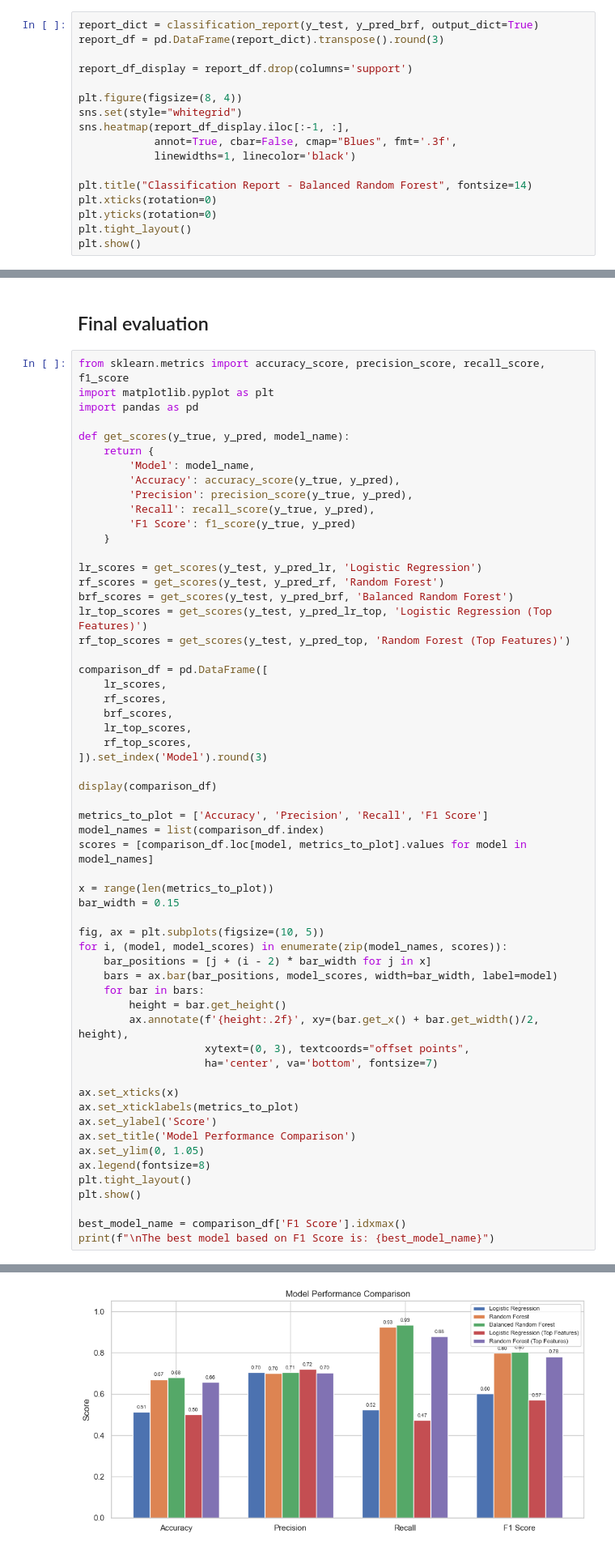
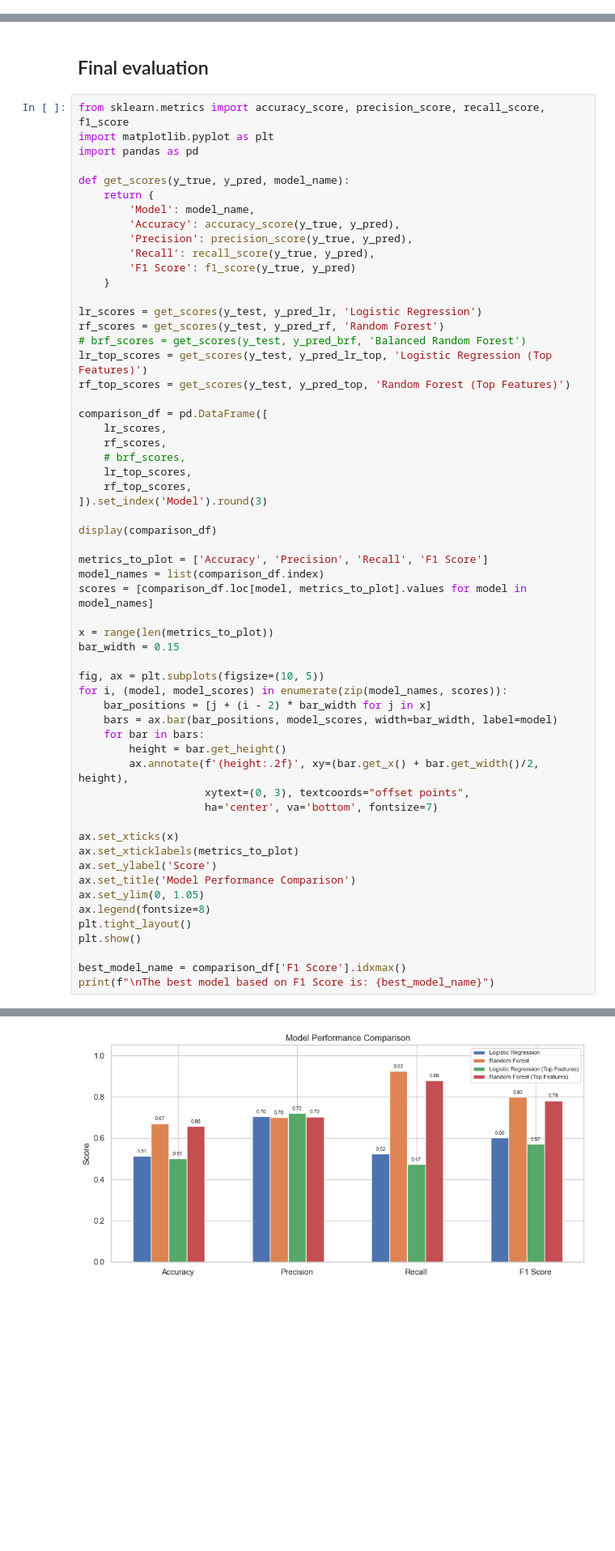
Before and after one commit to sunichayalai/mld2, a Jupyter notebook: loan.ipynb, the cells around one changed output, grey strips where cells are left out. Shown at 81% size. Drawn from its saved outputs; the diff is of its cells as text; blank space fills up the shorter version.

```diff
--- a/loan.ipynb
+++ b/loan.ipynb
@@ -750,20 +738,3 @@ rf : 0.671	0.701	0.925	0.798
 These results suggest that the Balanced Random Forest performs slightly better overall, particularly in recall and F1 score, which are critical in scenarios like loan approval where failing to identify true positive cases (i.e., eligible applicants) can be costly or unjust. The improvement in precision also indicates a reduced rate of false positives, making BRF a more reliable model when both inclusivity and financial risk management are important.
 
 In conclusion, the Balanced Random Forest provides a more equitable and performance-balanced solution for imbalanced classification problems and is well-suited for sensitive domains like credit risk assessment.
-# %%
-report_dict = classification_report(y_test, y_pred_brf, output_dict=True)
-report_df = pd.DataFrame(report_dict).transpose().round(3)
-
-report_df_display = report_df.drop(columns='support')
-
-plt.figure(figsize=(8, 4))
-sns.set(style="whitegrid")
-sns.heatmap(report_df_display.iloc[:-1, :],
-            annot=True, cbar=False, cmap="Blues", fmt='.3f',
-            linewidths=1, linecolor='black')
-
-plt.title("Classification Report - Balanced Random Forest", fontsize=14)
-plt.xticks(rotation=0)
-plt.yticks(rotation=0)
-plt.tight_layout()
-plt.show()
@@ -1329,14 +1313,14 @@ def get_scores(y_true, y_pred, model_name):
 
 lr_scores = get_scores(y_test, y_pred_lr, 'Logistic Regression')
 rf_scores = get_scores(y_test, y_pred_rf, 'Random Forest')
-brf_scores = get_scores(y_test, y_pred_brf, 'Balanced Random Forest')
+# brf_scores = get_scores(y_test, y_pred_brf, 'Balanced Random Forest')
 lr_top_scores = get_scores(y_test, y_pred_lr_top, 'Logistic Regression (Top Features)')
 rf_top_scores = get_scores(y_test, y_pred_top, 'Random Forest (Top Features)')
 
 comparison_df = pd.DataFrame([
     lr_scores,
     rf_scores,
-    brf_scores,
+    # brf_scores,
     lr_top_scores,
     rf_top_scores,
 ]).set_index('Model').round(3)
@@ -1380,3 +1363,3 @@ print(f"\nThe best model based on F1 Score is: {best_model_name}")
 | Logistic Regression (Top Features) | 0.502 | 0.720 | 0.473 | 0.571 |
 | Random Forest (Top Features) | 0.657 | 0.704 | 0.880 | 0.782 |
-[figure, old version]
+[figure, new version]
```
Also changed, not shown: parts of 10 cells of this notebook, 1 other file.
